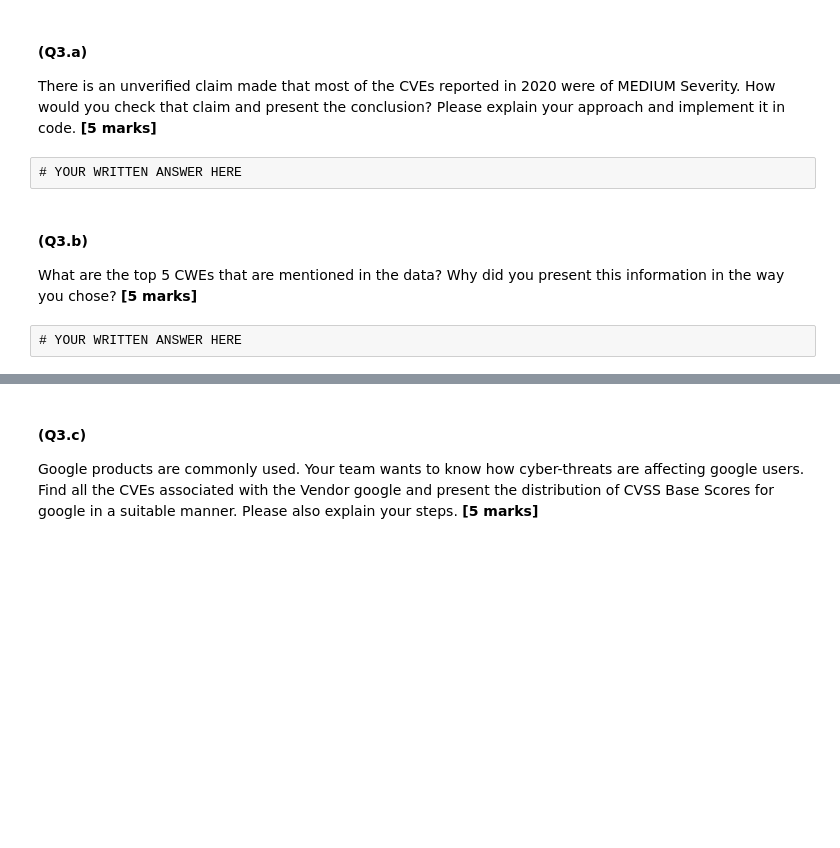
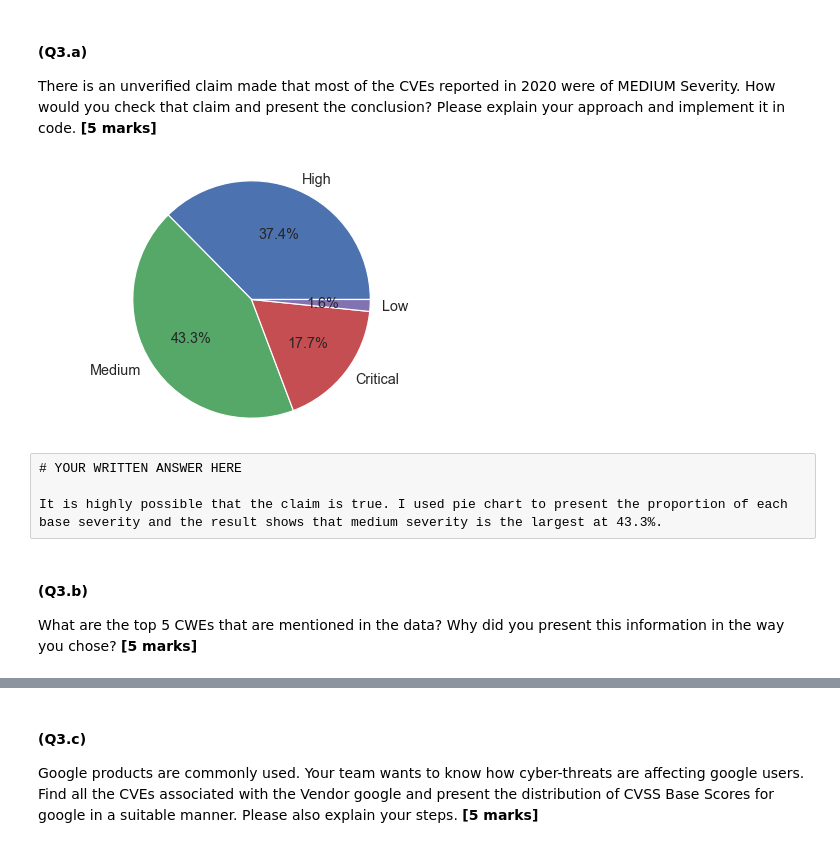
Before and after one commit to kylifish0100/comp2420_assignment1, a Jupyter notebook: Assignment_1_2022.ipynb, the cells around one changed output, grey strips where cells are left out. Saved outputs shown, nothing was run; the diff lists cells and outputs as text; code cells hidden in the pictures; blank space fills up the shorter version.

```diff
--- a/Assignment_1_2022.ipynb
+++ b/Assignment_1_2022.ipynb
@@ -200,3 +196,12 @@ This is an open-ended question, and marks will be awarded for logical processing
+# %%
+# YOUR CODE HERE (Q1.a)
+cvss_dataset = pd.read_csv("./data/cvss_dataset.csv")
+cve_mapping = pd.read_csv("./data/cve_configurations_mapping.csv")
+cvss_dataset = cvss_dataset.drop(columns=['refs','ref_names','ref_sources','ref_tags'])
+merged_dataset = pd.merge(cvss_dataset, cve_mapping, on=["cve_id"])
+# cvss_NAN = cvss_dataset[cvss_dataset.isna().any(axis=1)]
+# print(cvss_NAN)
+# (ADD ANY ADDITIONAL CELLS AS REQUIRED)
 # %% [raw]
 # YOUR WRITTEN ANSWER HERE (Q1.b)
 # %% [markdown]
@@ -239,5 +340,25 @@ There is an unverified claim made that most of the CVEs reported in 2020 were of
-# %% [raw]
-# YOUR WRITTEN ANSWER HERE
+# %%
+# YOUR CODE HERE
+fig1, ax1 = plt.subplots()
+
+labels = cvss_dataset['v3_baseSeverity'].unique()
+sizes = []
+for i in labels:
+    total_row = cvss_dataset.shape[0]
+    number = cvss_dataset[cvss_dataset['v3_baseSeverity'] == i].shape[0]
+    portion = number/total_row
+    sizes.append(portion)
+ax1.pie(sizes, labels=labels, autopct='%1.1f%%', wedgeprops={'linewidth': 1.2, 'edgecolor': 'white'}, textprops={'size': 'x-large'})
+ax1.axis('equal')  # Equal aspect ratio ensures that pie is drawn as a circle.
+plt.tight_layout()
+plt.show()
+# (ADD ANY ADDITIONAL CELLS AS REQUIRED)
+# %% [output]
+[figure, added]
+# %% [raw]
+# YOUR WRITTEN ANSWER HERE
+
+It is highly possible that the claim is true. I used pie chart to present the proportion of each base severity and the result shows that medium severity is the largest at 43.3%.
 # %% [markdown]
 #### (Q3.b)
 What are the top 5 CWEs that are mentioned in the data? Why did you present this information in the way you chose?
@@ -249,2 +365,0 @@ What are the top 5 CWEs that are mentioned in the data? Why did you present this
-# %% [raw]
-# YOUR WRITTEN ANSWER HERE
```
Also changed, not shown: parts of 22 cells of this notebook, 1 other file.
